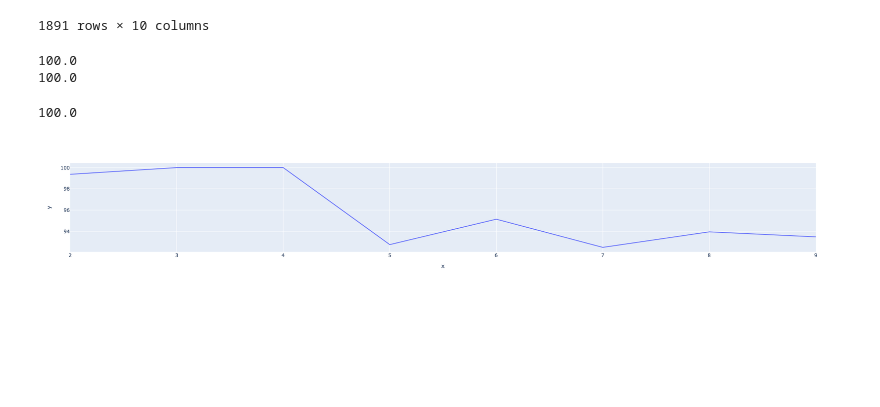
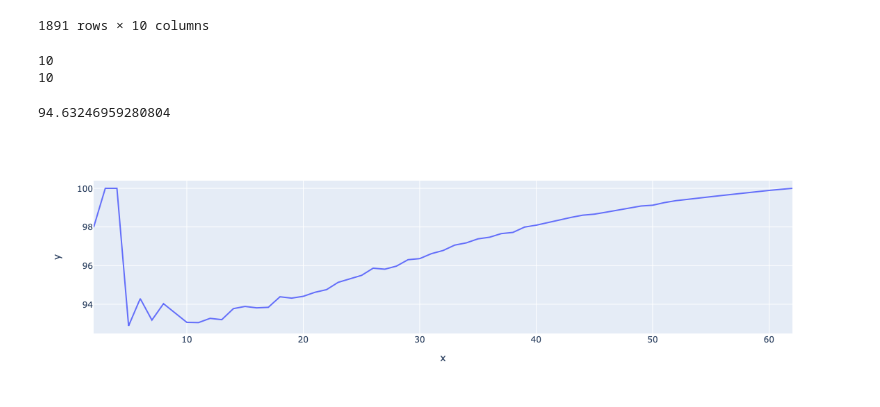
Before and after one commit to nvpatin/MAMBO, a Jupyter notebook: AccessoryScripts/erics_sandbox/Python/cluster test.ipynb, the cells around one changed output. Drawn from its saved outputs; the diff is of its cells as text; code cells hidden in the pictures; blank space fills up the shorter version.

```diff
--- a/AccessoryScripts/erics_sandbox/Python/cluster test.ipynb
+++ b/AccessoryScripts/erics_sandbox/Python/cluster test.ipynb
@@ -51,10 +57,10 @@ array(['0', '2', '2', '2', '2', '2', '0', '2', '2', '2', '2', '2', '2',
 # %%
 # Run sampleClust function n_rep times to assign n_clust clusters
-n_clust = 3
+n_clust = 8
 n_rep = 10
 
-cluster_dist = [md.sampleClust(asvs1, n_clust)["cluster"] for i in range(n_rep)]
-sample_clusters = pd.DataFrame(cluster_dist).transpose()
-sample_clusters
+cluster_samples = [md.doClustering(md.ranRelPct(asvs1), n_clust) for i in range(n_rep)]
+cluster_samples = pd.DataFrame(cluster_samples).transpose()
+cluster_samples
 # %% [output]
 |  | 0 | 1 | 2 | 3 | 4 | 5 | 6 | 7 | 8 | 9 |
@@ -99,44 +112,55 @@ result
 | 1890 | True | True | True | True | True | True | True | True | True | True |
 1891 rows × 10 columns
 # %%
-# Function to return maximum percent of values that are the same in a single row
-def maxPct(row):
-    return row.value_counts().max() * 100 / row.shape[0]
+# Function to return maximum number of values that are the same in a each row
+def maxSame(row):
+    return row.value_counts().max()
 
-print(maxPct(result.iloc[0, :]))
-print(maxPct(result.iloc[1890, :]))
+print(maxSame(pws_same.iloc[0, :]))
+print(maxSame(pws_same.iloc[1890, :]))
 # %% [output]
-100.0
-100.0
+10
+10
 # %%
 # Code to return the percent of all values that were the same by row
-pct_same = [maxPct(result.iloc[row, :]) for row in range(result.shape[0])]
-np.sum(pct_same) / len(pct_same)
+num_same = [maxSame(pws_same.iloc[row, :]) for row in range(pws_same.shape[0])]
+np.sum(num_same) * 100 / (pws_same.shape[0] * pws_same.shape[1])
 # %% [output]
-100.0
+94.63246959280804
 # %%
+# Putting it all together...
+
 # Function to create n_rep draws of df and assign n_clusters and returns percent of draws that had same relative cluster assignments
 def pctSame(df, n_clust, n_rep):
+    if n_clust >= df.shape[0]:
+        return 100
+
     def isSameCluster(pws, df, col):
         return df.iloc[pws[0], col] == df.iloc[pws[1], col]
 
-    def maxPct(row):
-        return row.value_counts().max() * 100 / row.shape[0]
+    def maxSame(row):
+        return row.value_counts().max()
 
-    cluster_dist = [md.sampleClust(df, n_clust)["cluster"] for i in range(n_rep)]
-    cluster_dist = pd.DataFrame(cluster_dist).transpose()
-    pws_same = pd.DataFrame([[isSameCluster(pair, cluster_dist, col) for pair in itertools.combinations(range(cluster_dist.shape[0]), 2)] for col in range(cluster_dist.shape[1])]).transpose()
-    pct_same = [maxPct(pws_same.iloc[row, :]) for row in range(pws_same.shape[0])]
-    return np.sum(pct_same) / len(pct_same)
+    # cluster a random sample of logit(relative percentages)
+    cluster_samples = [md.doClustering(md.ranRelPct(df), n_clust) for i in range(n_rep)]
+    cluster_samples = pd.DataFrame(cluster_samples).transpose()
+    # unique pairs of rows
+    pws_rows = itertools.combinations(range(cluster_samples.shape[0]), 2)
+    # identify pairs of samples that are in the same cluster (True) or in different clusters (False)
+    pws_same = pd.DataFrame([[isSameCluster(pair, cluster_samples, col) for col in range(cluster_samples.shape[1])] for pair in pws_rows])
+    # get the maximum number replicates that have the same value (True or False) for each sample
+    num_same = [maxSame(pws_same.iloc[row, :]) for row in range(pws_same.shape[0])]
+    # convert to percentage with maximum of same value across all replicates
+    return np.sum(num_same) * 100 / (pws_same.shape[0] * pws_same.shape[1])
 # %%
-# Code to return pct of draws that had the same relative cluster assignment for 2 to 10 clusters for 40 replicates
-# NB: This takes a long time to run!!
+# Code to return pct of draws that had the same relative cluster assignment for 2 to 62 clusters for n_rep replicates
+# NB: This takes a long time to run for a modest number of replicates!!
 
-n_rep = 40
-num_clust = np.arange(2, 10)
+n_rep = 50
+num_clust = np.arange(2, asvs1.shape[1] + 1)
 pct_same = [pctSame(asvs1, x, n_rep) for x in num_clust]
 
 # Plot percent of draws the same for each number of clusters
 px.line(x = num_clust, y = pct_same)
 # %% [output]
-[figure, old version]
+[figure, new version]
```
Also changed, not shown: parts of 10 cells of this notebook, 2 other files.
